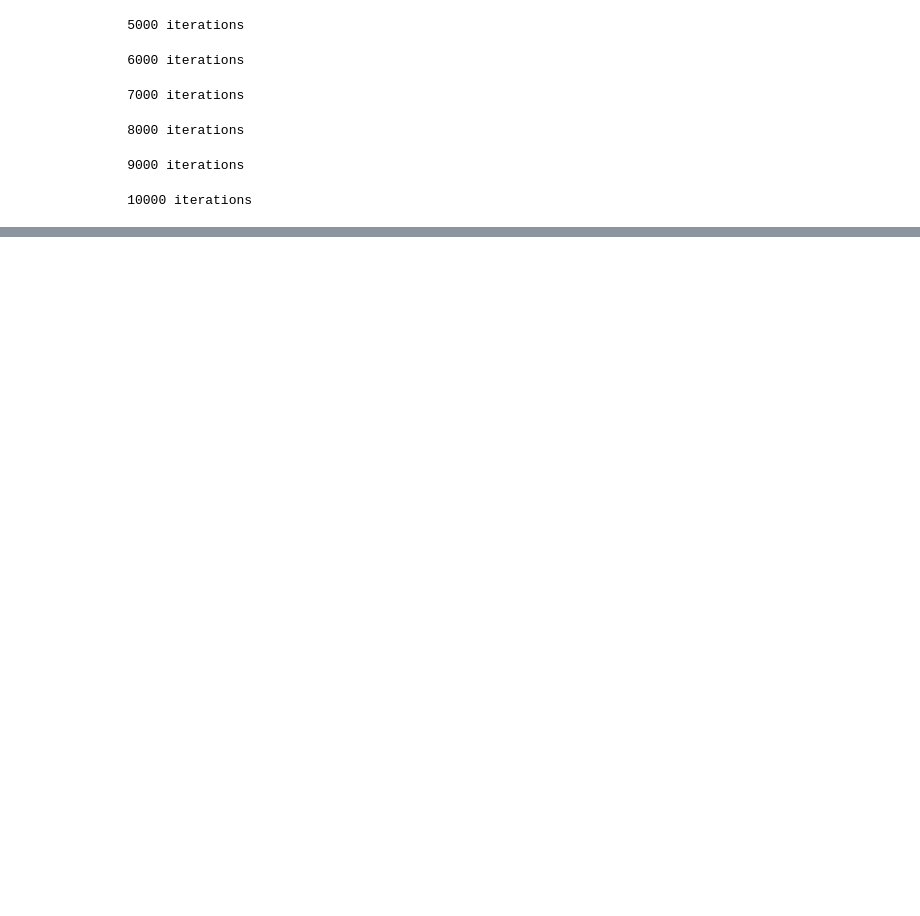
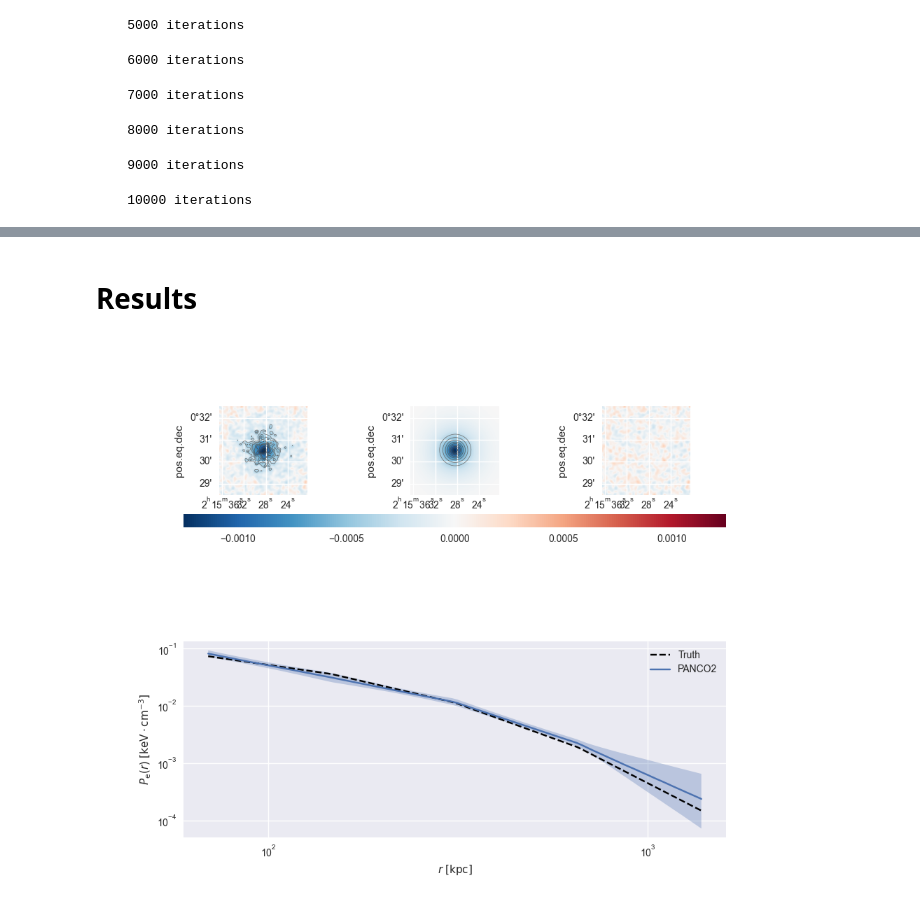
Before and after one commit to fkeruzore/panco2, a Jupyter notebook: panco2/tests.ipynb, the cells around one changed output, grey strips where cells are left out. Cells and saved outputs as stored; diff of their text form; code cells hidden in the pictures; blank space fills up the shorter version.

Commit message:
add tests

```diff
--- a/panco2/tests.ipynb
+++ b/panco2/tests.ipynb
@@ -17,19 +14,27 @@ from chainconsumer import ChainConsumer
 # %%
+path = "../Tests/test0/"
+
 ppf = PressureProfileFitter(
-    "../data/test_map_1.fits",
+    f"{path}/map.fits",
     1,
     2,
     0.865,
     M_500=3.5e14,
 )
 
-ppf.define_model("binned", np.arange(10, 1011, 100))
+r_bins = np.logspace(
+    np.log10(ppf.cluster.arcsec2kpc(9.0)), np.log10(ppf.cluster.arcsec2kpc(180.0)), 5
+)
+
+ppf.define_model("binned", r_bins)
 P_bins = gNFW(ppf.model.r_bins, *ppf.cluster.A10_params)
 par_vec = np.append(P_bins, [-11.9, 0.0])
 par_dic = ppf.model.par_vec2dic(par_vec)
 
 ppf.add_filtering(beam_fwhm=18.0)
 ppf.define_priors(
-    P_bins=[ss.loguniform(0.5 * P, 2.0 * P) for P in P_bins],
+    P_bins=[ss.loguniform(0.1 * P, 10.0 * P) for P in P_bins],
     conv=ss.norm(-11.90, 1.19),
+    zero=ss.norm(0.0, 1e-4)
 )
+ppf.dump_to_file(f"{path}/ppf.panco2")
@@ -42,7 +41,7 @@ prior_sample = pd.DataFrame(
 # %% [markdown]
 # MCMC
 # %%
-f = ppf.run_mcmc(30, 1e4, 6)
+f = ppf.run_mcmc(30, 1e4, 6, n_check=1e3, out_chains_file=f"{path}/raw_chains.npz")
 # %% [output]
     1000 iterations
     2000 iterations
@@ -75,0 +56,4 @@ WARNING:chainconsumer:Parameter P_9 in chain MCMC is not constrained
+# %% [markdown]
+# Results
+# %%
+chains_clean = results.load_chains(f"{path}/raw_chains.npz", 200, 20)
@@ -75,0 +63,7 @@ WARNING:chainconsumer:Parameter P_9 in chain MCMC is not constrained
+# %%
+plt.close("all")
+results.set_plot_style("seaborn")
+fig = results.plot_results(ppf, chains_clean, truth_vec=par_vec)
+fig.savefig(f"{path}/results.pdf")
+# %% [output]
+[figure, added]
```
Also changed, not shown: parts of 7 cells of this notebook, 7 other files.
